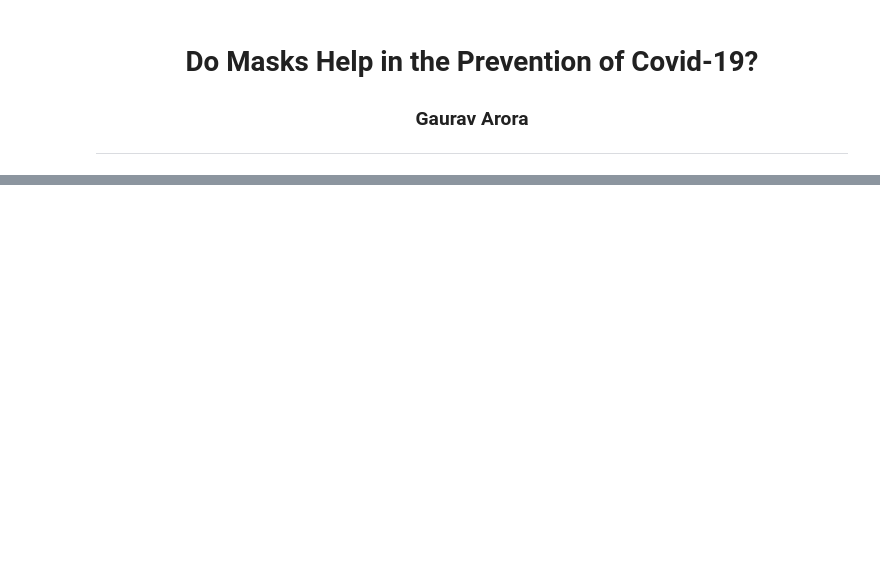
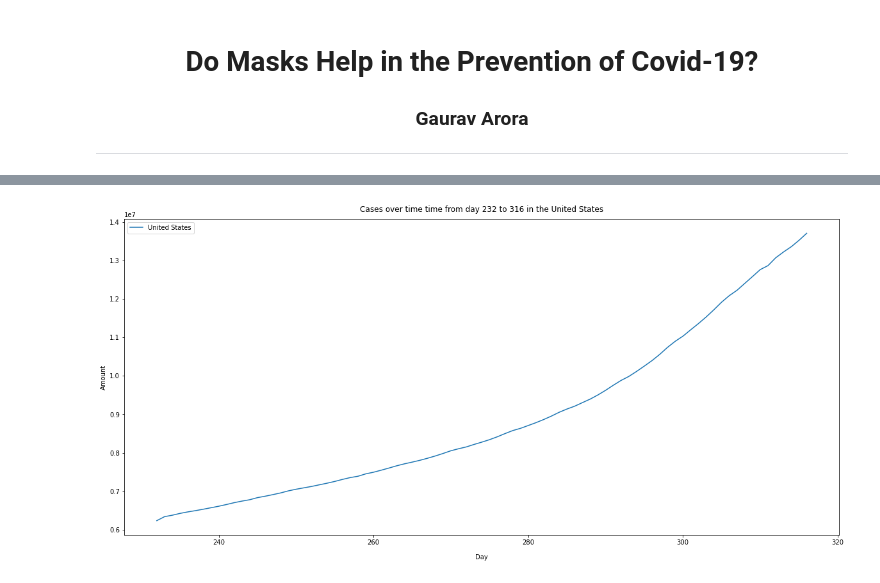
Before and after one commit to gauravsoccerstar/gauravsoccerstar.github.io, a Jupyter notebook: FinalProjectGauravArora.ipynb, the cells around one changed output, grey strips where cells are left out. Cells and saved outputs as stored; diff of their text form; code cells hidden in the pictures; blank space fills up the shorter version.

```diff
--- a/FinalProjectGauravArora.ipynb
+++ b/FinalProjectGauravArora.ipynb
@@ -24,0 +359,24 @@ Successfully installed jupyterthemes-0.20.0 lesscpy-0.14.0 ply-3.11
+# %%
+import seaborn as sns
+import matplotlib
+import matplotlib.pyplot as plt
+Trial_df = new_df.groupby(["day"]).sum()
+x = []
+y = []
+Trial_df
+l = 232
+for row_index,row in Trial_df.iterrows():
+    x.append(l)
+    y.append(row["cases"])
+    l = l+1
+fig7 = plt.figure(figsize =(20, 20))
+ax = fig7.add_subplot(2,1,1)
+ax.plot(x,y , label = "United States")
+ax.legend()
+ax.set_title('Cases over time time from day 232 to 316 in the United States',y=1.01)
+ax.set_xlabel('Day')
+ax.xaxis.set_label_coords(0.5, -0.06)
+ax.set_ylabel('Amount')
+fig7.show()
+# %% [output]
+[figure, added]
```
Also changed, not shown: parts of 32 cells of this notebook, 5 other files.
